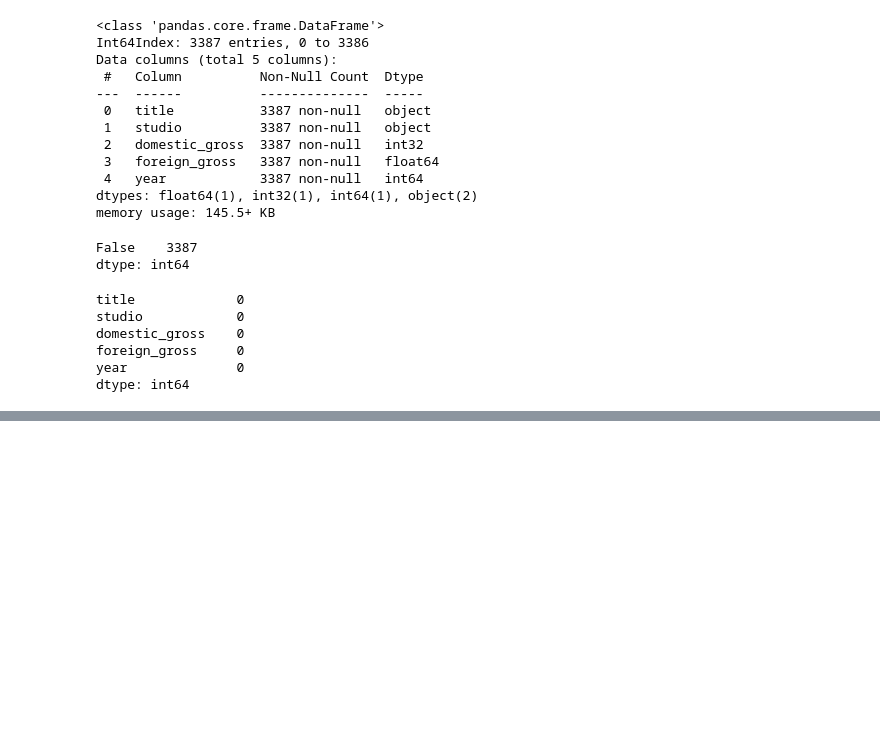
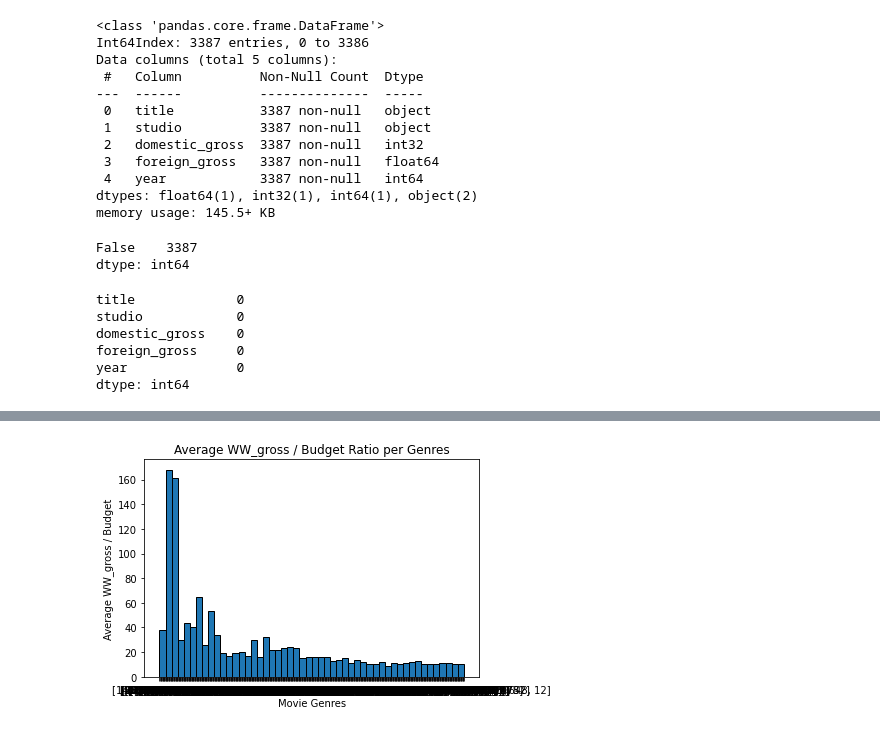
Before and after one commit to mfFrida/Capstone-Project-Semester-1, a Jupyter notebook: student.ipynb, the cells around one changed output, grey strips where cells are left out. Saved outputs shown, nothing was run; the diff lists cells and outputs as text; code cells hidden in the pictures; blank space fills up the shorter version.

```diff
--- a/student.ipynb
+++ b/student.ipynb
@@ -95,0 +292,12 @@ dtype: int64
+# %%
+x = movie_db['genre_ids']
+
+y = movie_db['ww_gross / budget'].mean()
+
+plt.hist(x, bins = 50, edgecolor='black')
+plt.xlabel('Movie Genres')
+plt.ylabel('Average WW_gross / Budget')
+plt.title('Average WW_gross / Budget Ratio per Genres')
+plt.show()
+# %% [output]
+[figure, added]
```
Also changed, not shown: parts of 11 cells of this notebook.
